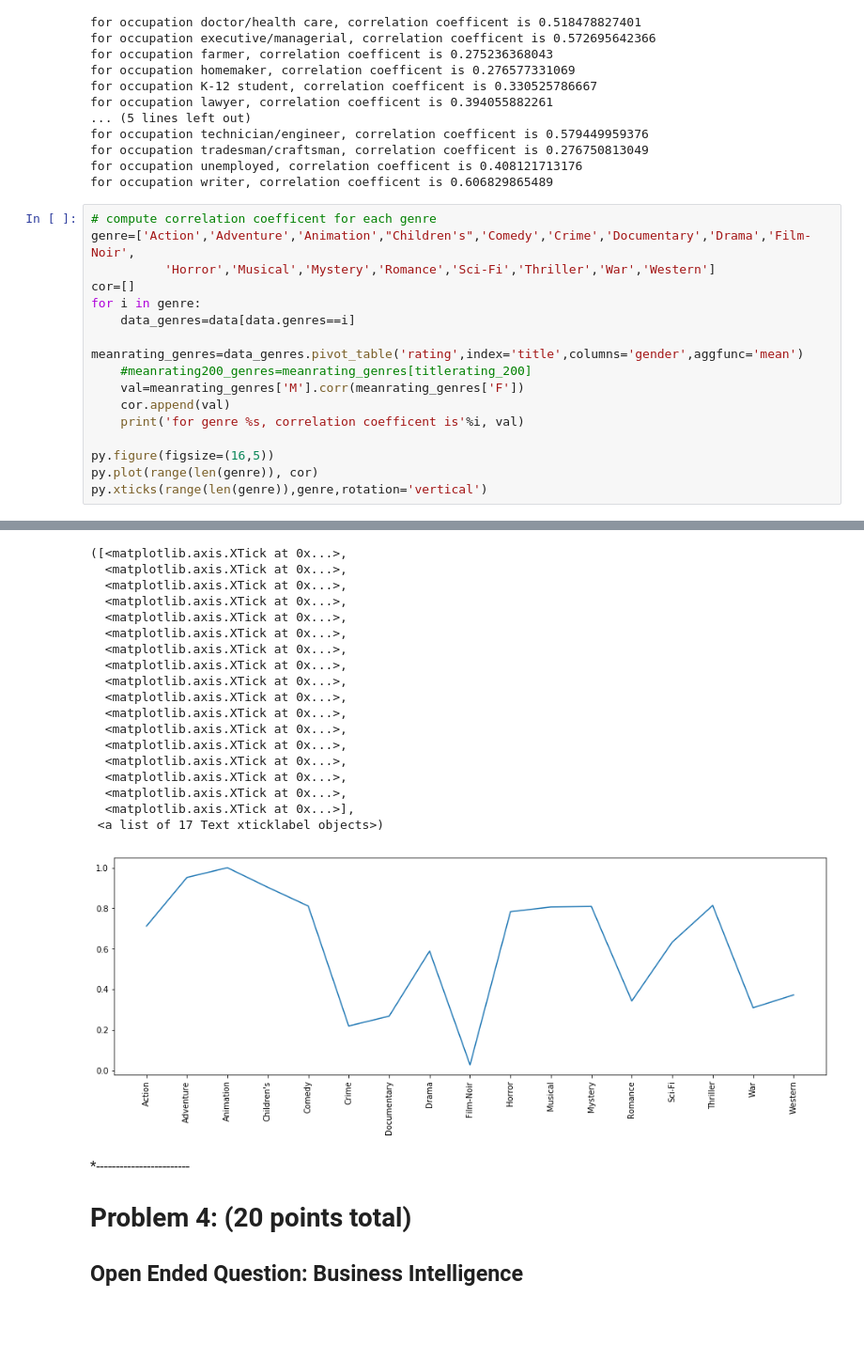
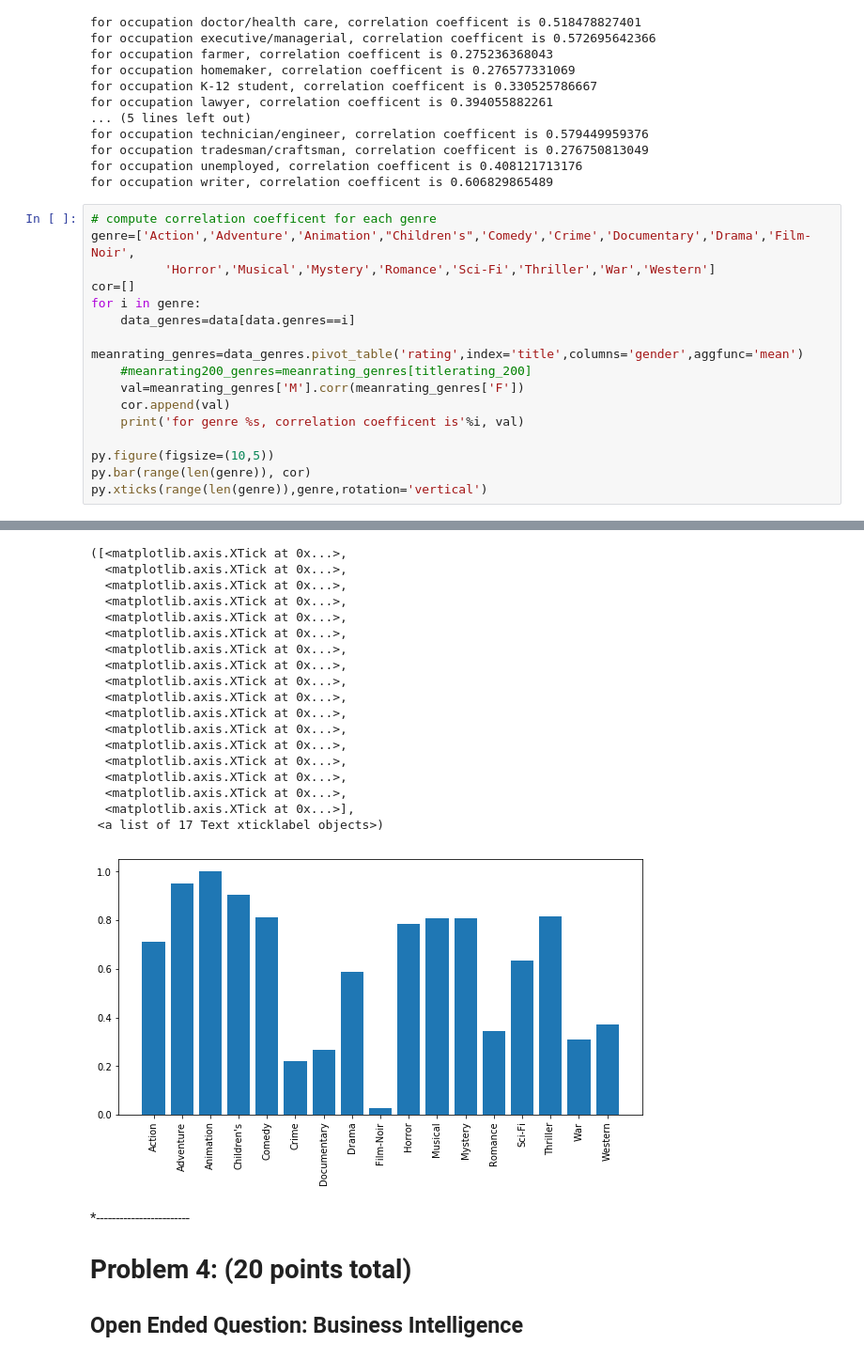
Before and after one commit to tianhaopx/Case-Study-of-Data-Science, a Jupyter notebook: CaseStudy2/CaseStudy2.ipynb, the cells around one changed output, grey strips where cells are left out. Shown at 94% size. Cells and saved outputs as stored; diff of their text form; blank space fills up the shorter version.

```diff
--- a/CaseStudy2/CaseStudy2.ipynb
+++ b/CaseStudy2/CaseStudy2.ipynb
@@ -532,8 +535,8 @@ for i in genre:
     cor.append(val)
     print('for genre %s, correlation coefficent is'%i, val)
 
-py.figure(figsize=(16,5))
-py.plot(range(len(genre)), cor)
+py.figure(figsize=(10,5))
+py.bar(range(len(genre)), cor)
 py.xticks(range(len(genre)),genre,rotation='vertical')
 # %% [output]
 for genre Action, correlation coefficent is 0.711877491492
@@ -544,34 +547,34 @@ for genre Comedy, correlation coefficent is 0.810762045468
 for genre Crime, correlation coefficent is 0.218831790897
 for genre Documentary, correlation coefficent is 0.267361512501
 for genre Drama, correlation coefficent is 0.58870390968
 for genre Film-Noir, correlation coefficent is 0.0270375334741
 for genre Horror, correlation coefficent is 0.782836582261
 for genre Musical, correlation coefficent is 0.806155288294
 for genre Mystery, correlation coefficent is 0.808735268515
 for genre Romance, correlation coefficent is 0.342194346703
 for genre Sci-Fi, correlation coefficent is 0.632506301801
 for genre Thriller, correlation coefficent is 0.813697321219
 for genre War, correlation coefficent is 0.308714702195
 for genre Western, correlation coefficent is 0.372076844225
 ([<matplotlib.axis.XTick at 0x...>,
   <matplotlib.axis.XTick at 0x...>,
   <matplotlib.axis.XTick at 0x...>,
   <matplotlib.axis.XTick at 0x...>,
   <matplotlib.axis.XTick at 0x...>,
   <matplotlib.axis.XTick at 0x...>,
   <matplotlib.axis.XTick at 0x...>,
   <matplotlib.axis.XTick at 0x...>,
   <matplotlib.axis.XTick at 0x...>,
   <matplotlib.axis.XTick at 0x...>,
   <matplotlib.axis.XTick at 0x...>,
   <matplotlib.axis.XTick at 0x...>,
   <matplotlib.axis.XTick at 0x...>,
   <matplotlib.axis.XTick at 0x...>,
   <matplotlib.axis.XTick at 0x...>,
   <matplotlib.axis.XTick at 0x...>,
   <matplotlib.axis.XTick at 0x...>],
  <a list of 17 Text xticklabel objects>)
-[figure, old version]
+[figure, new version]
 # %% [markdown]
 *------------------------
 
```
Also changed, not shown: parts of 11 cells of this notebook.
